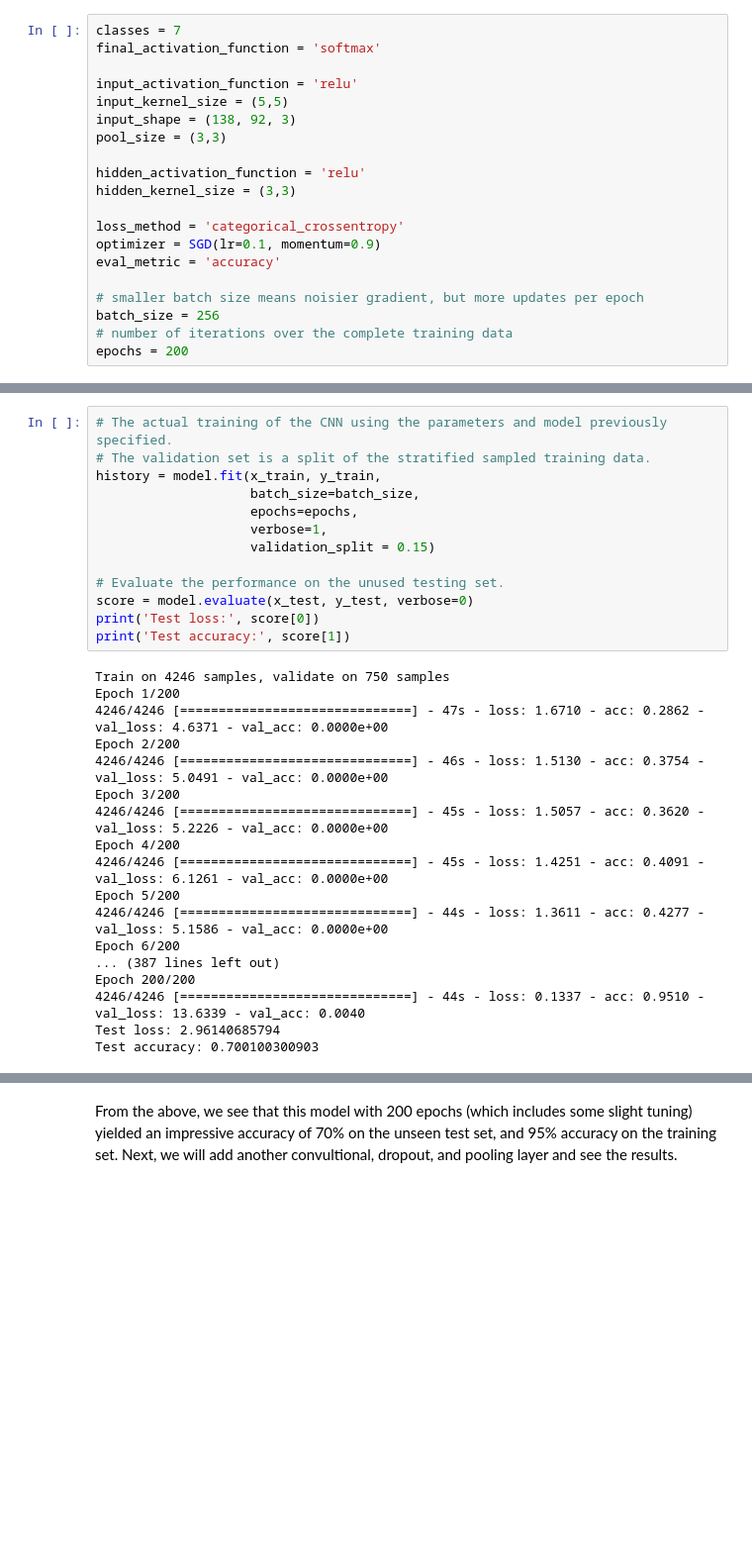
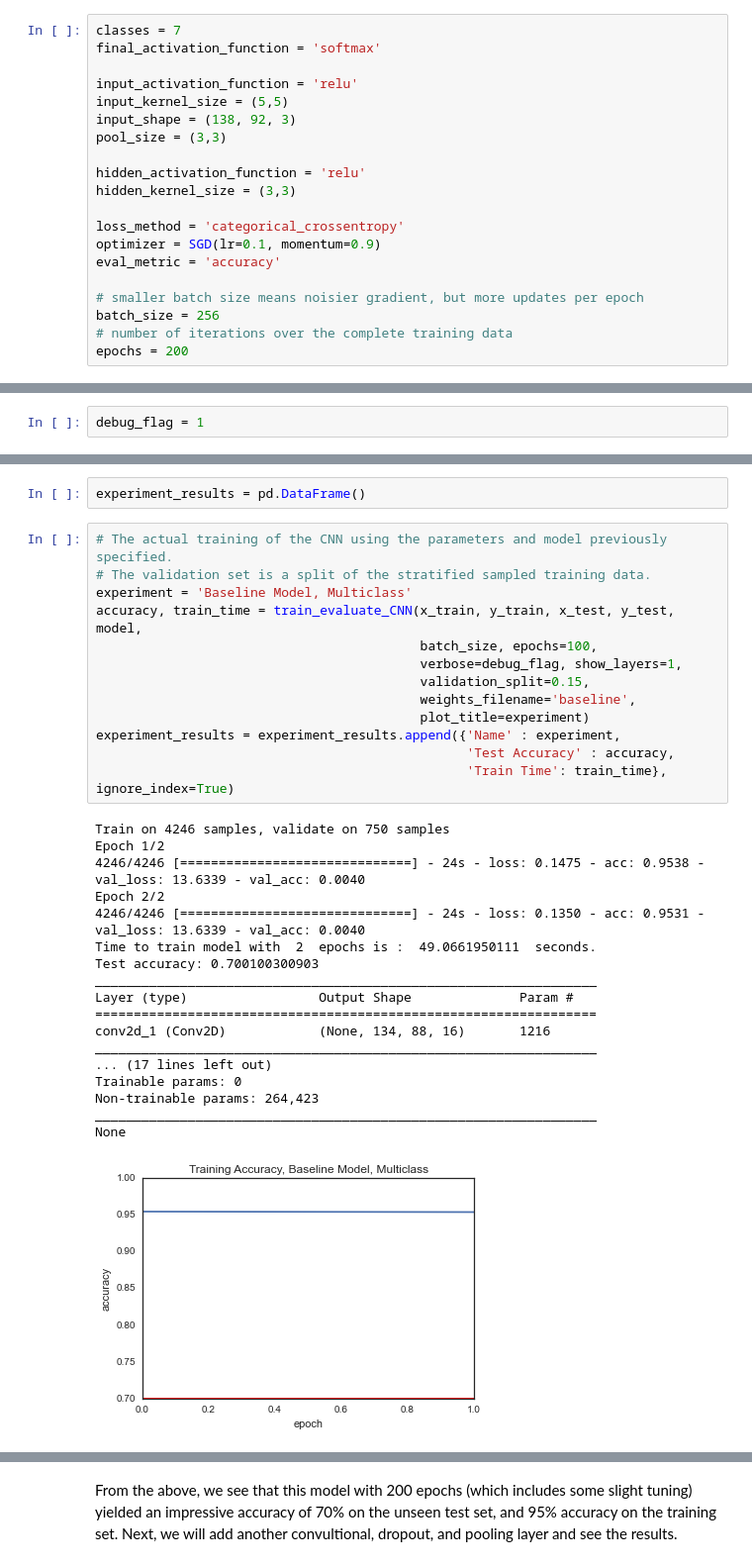
Before and after one commit to TedHeuer/CS109bFinalProject, a Jupyter notebook: Milestone4.ipynb, the cells around one changed output, grey strips where cells are left out. Shown: that part at 99% size. Saved outputs shown, nothing was run; the diff lists cells and outputs as text; blank space fills up the shorter version.

```diff
--- a/Milestone4.ipynb
+++ b/Milestone4.ipynb
@@ -249,0 +239,2 @@ _________________________________________________________________
+# %%
+debug_flag = 1
@@ -250,31 +303,34 @@ _________________________________________________________________
+# %%
+experiment_results = pd.DataFrame()
 # %%
 # The actual training of the CNN using the parameters and model previously specified.
 # The validation set is a split of the stratified sampled training data.
-history = model.fit(x_train, y_train,
-                    batch_size=batch_size,
-                    epochs=epochs,
-                    verbose=1,
-                    validation_split = 0.15)
-
-# Evaluate the performance on the unused testing set.
-score = model.evaluate(x_test, y_test, verbose=0)
-print('Test loss:', score[0])
-print('Test accuracy:', score[1])
+experiment = 'Baseline Model, Multiclass'
+accuracy, train_time = train_evaluate_CNN(x_train, y_train, x_test, y_test, model,
+                                          batch_size, epochs=100,
+                                          verbose=debug_flag, show_layers=1,
+                                          validation_split=0.15,
+                                          weights_filename='baseline',
+                                          plot_title=experiment)
+experiment_results = experiment_results.append({'Name' : experiment,
+                                                'Test Accuracy' : accuracy,
+                                                'Train Time': train_time}, ignore_index=True)
 # %% [output]
 Train on 4246 samples, validate on 750 samples
-Epoch 1/200
-4246/4246 [==============================] - 47s - loss: 1.6710 - acc: 0.2862 - val_loss: 4.6371 - val_acc: 0.0000e+00
-Epoch 2/200
-4246/4246 [==============================] - 46s - loss: 1.5130 - acc: 0.3754 - val_loss: 5.0491 - val_acc: 0.0000e+00
-Epoch 3/200
-4246/4246 [==============================] - 45s - loss: 1.5057 - acc: 0.3620 - val_loss: 5.2226 - val_acc: 0.0000e+00
-Epoch 4/200
-4246/4246 [==============================] - 45s - loss: 1.4251 - acc: 0.4091 - val_loss: 6.1261 - val_acc: 0.0000e+00
-Epoch 5/200
-4246/4246 [==============================] - 44s - loss: 1.3611 - acc: 0.4277 - val_loss: 5.1586 - val_acc: 0.0000e+00
-Epoch 6/200
-... (387 lines left out)
-Epoch 200/200
-4246/4246 [==============================] - 44s - loss: 0.1337 - acc: 0.9510 - val_loss: 13.6339 - val_acc: 0.0040
-Test loss: 2.96140685794
+Epoch 1/2
+4246/4246 [==============================] - 24s - loss: 0.1475 - acc: 0.9538 - val_loss: 13.6339 - val_acc: 0.0040
+Epoch 2/2
+4246/4246 [==============================] - 24s - loss: 0.1350 - acc: 0.9531 - val_loss: 13.6339 - val_acc: 0.0040
+Time to train model with  2  epochs is :  49.0661950111  seconds.
 Test accuracy: 0.700100300903
+_________________________________________________________________
+Layer (type)                 Output Shape              Param #
+=================================================================
+conv2d_1 (Conv2D)            (None, 134, 88, 16)       1216
+_________________________________________________________________
+... (17 lines left out)
+Trainable params: 0
+Non-trainable params: 264,423
+_________________________________________________________________
+None
+[figure, added]
```
Also changed, not shown: parts of 47 cells of this notebook.
